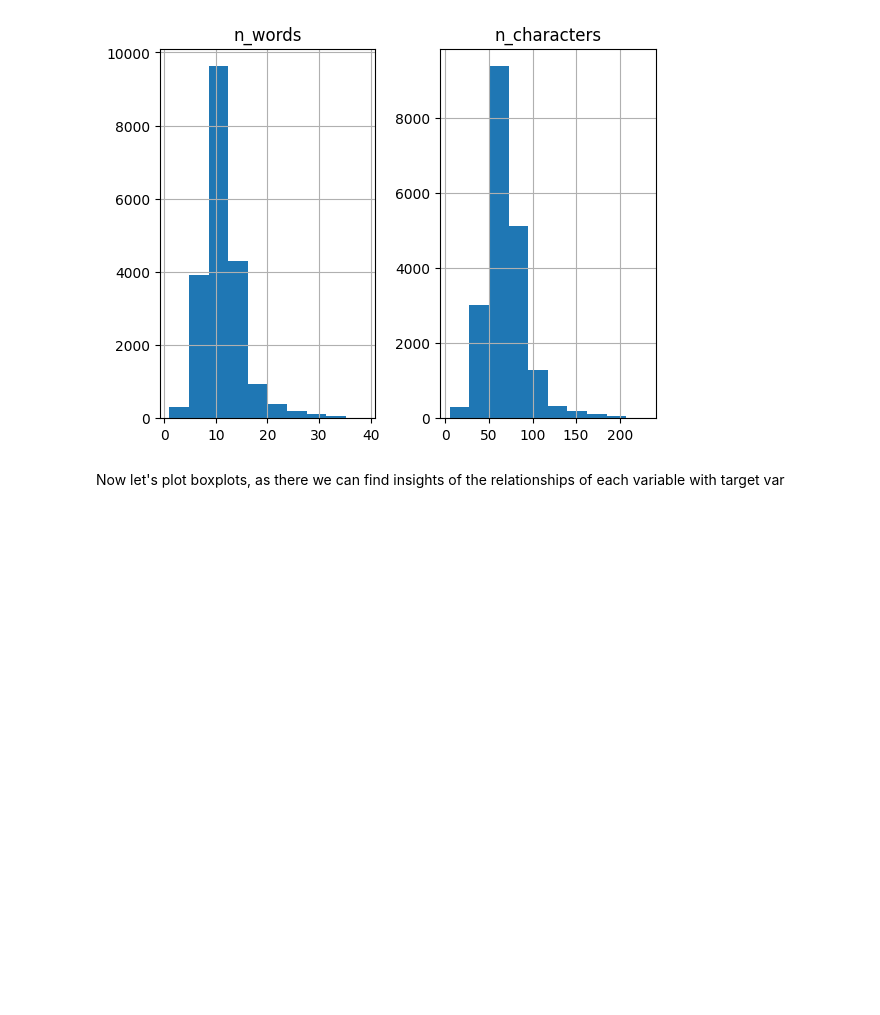
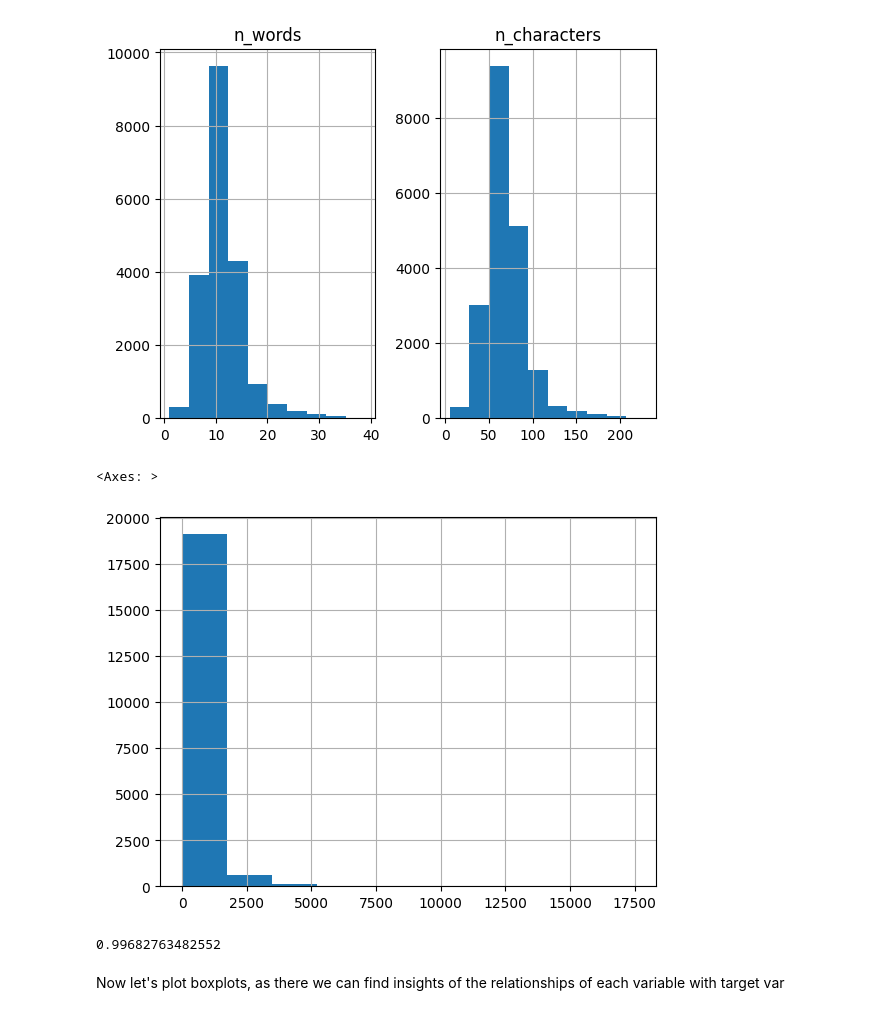
Before and after one commit to matkubita/ClickbaitDetectionThesis, a Jupyter notebook: notebooks/3.5-Informativeness-Measures-2.ipynb, the cells around one changed output. Drawn from its saved outputs; the diff is of its cells as text; code cells hidden in the pictures; blank space fills up the shorter version.

```diff
--- a/notebooks/3.5-Informativeness-Measures-2.ipynb
+++ b/notebooks/3.5-Informativeness-Measures-2.ipynb
@@ -387,0 +449,9 @@ array([[<Axes: title={'center': 'n_words'}>,
+# %%
+shortened_metrics['body_n_words'].hist()
+# %% [output]
+<Axes: >
+[figure, added]
+# %%
+len(shortened_metrics[shortened_metrics['body_n_words'] < 5000]) / len(shortened_metrics)
+# %% [output]
+0.99682763482552
```
Also changed, not shown: parts of 49 cells of this notebook.
